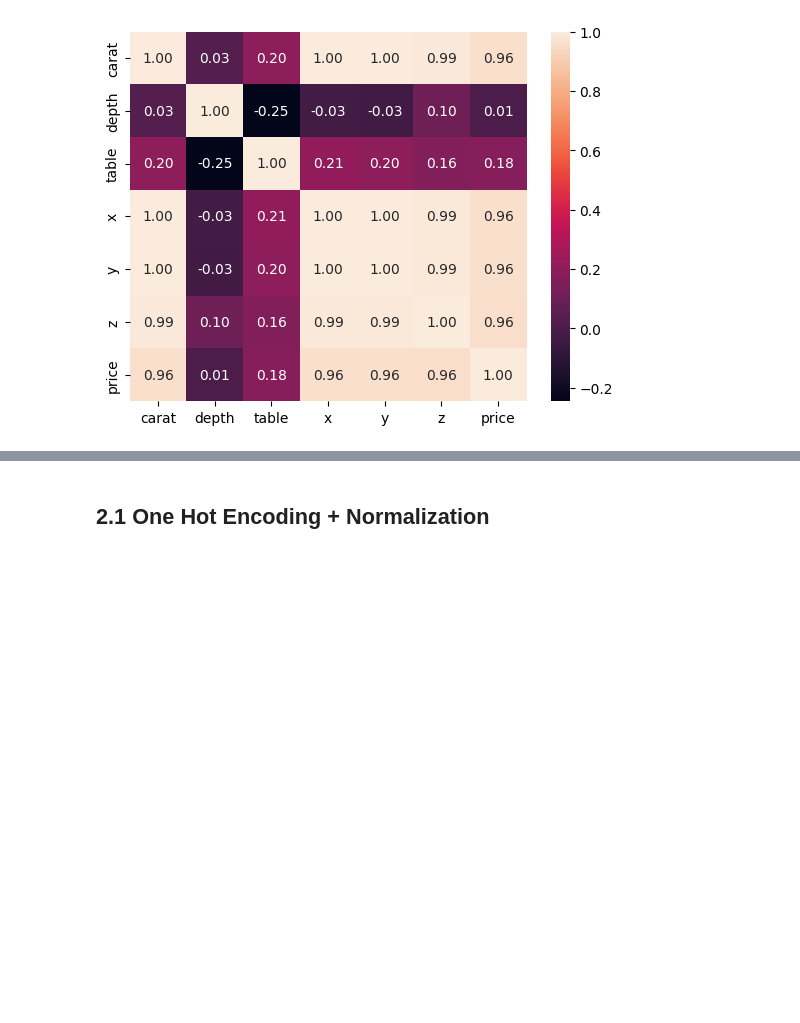
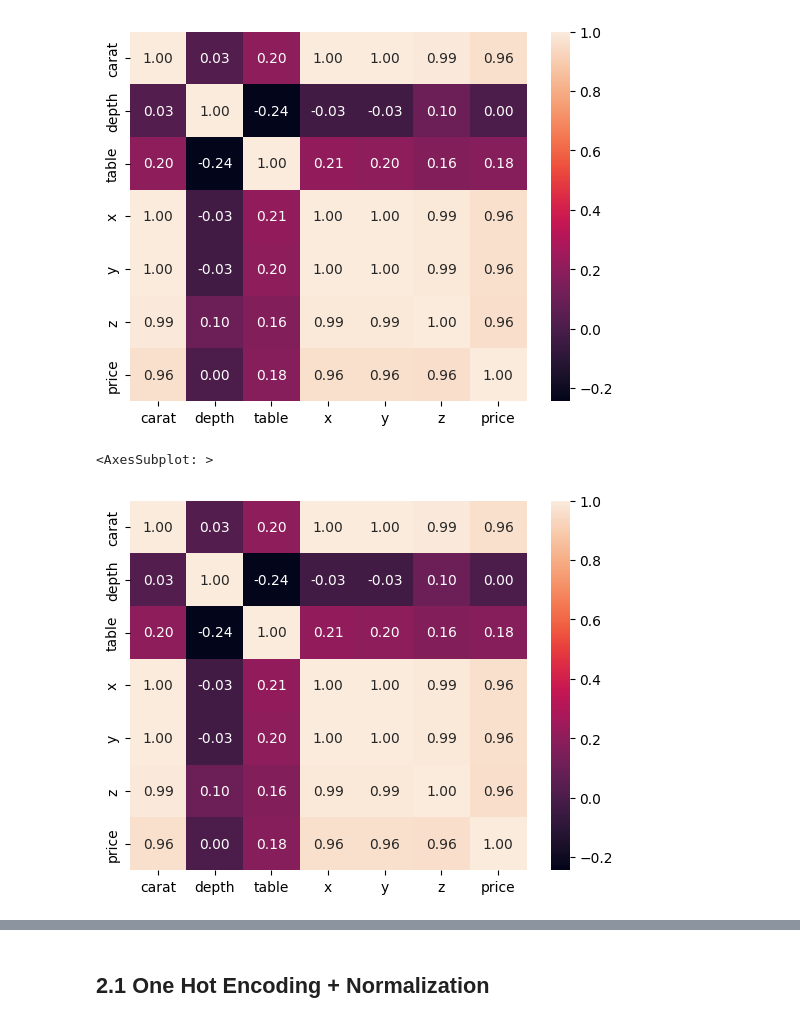
Before and after one commit to Lsdbot/Diamond, a Jupyter notebook: Data_preprocessing.ipynb, the cells around one changed output, grey strips where cells are left out. Cells and saved outputs as stored; diff of their text form; code cells hidden in the pictures; blank space fills up the shorter version.

```diff
--- a/Data_preprocessing.ipynb
+++ b/Data_preprocessing.ipynb
@@ -102,3 +89,9 @@ y           544
 z           366
 price      3512
 dtype: int64
+# %%
+Y = db["price"]
+X = db.drop(["price"], axis=1)
+# %%
+x_train, x_test, y_train, y_test = train_test_split(X, Y, test_size=0.2)
+train_data = x_train.join(y_train)
@@ -109,0 +115,5 @@ sns.heatmap(db.corr(method='spearman'), annot=True, fmt=".2f")
+# %%
+sns.heatmap(train_data.corr(method='spearman'), annot=True, fmt=".2f")
+# %% [output]
+<AxesSubplot: >
+[figure, added]
```
Also changed, not shown: parts of 64 cells of this notebook.
